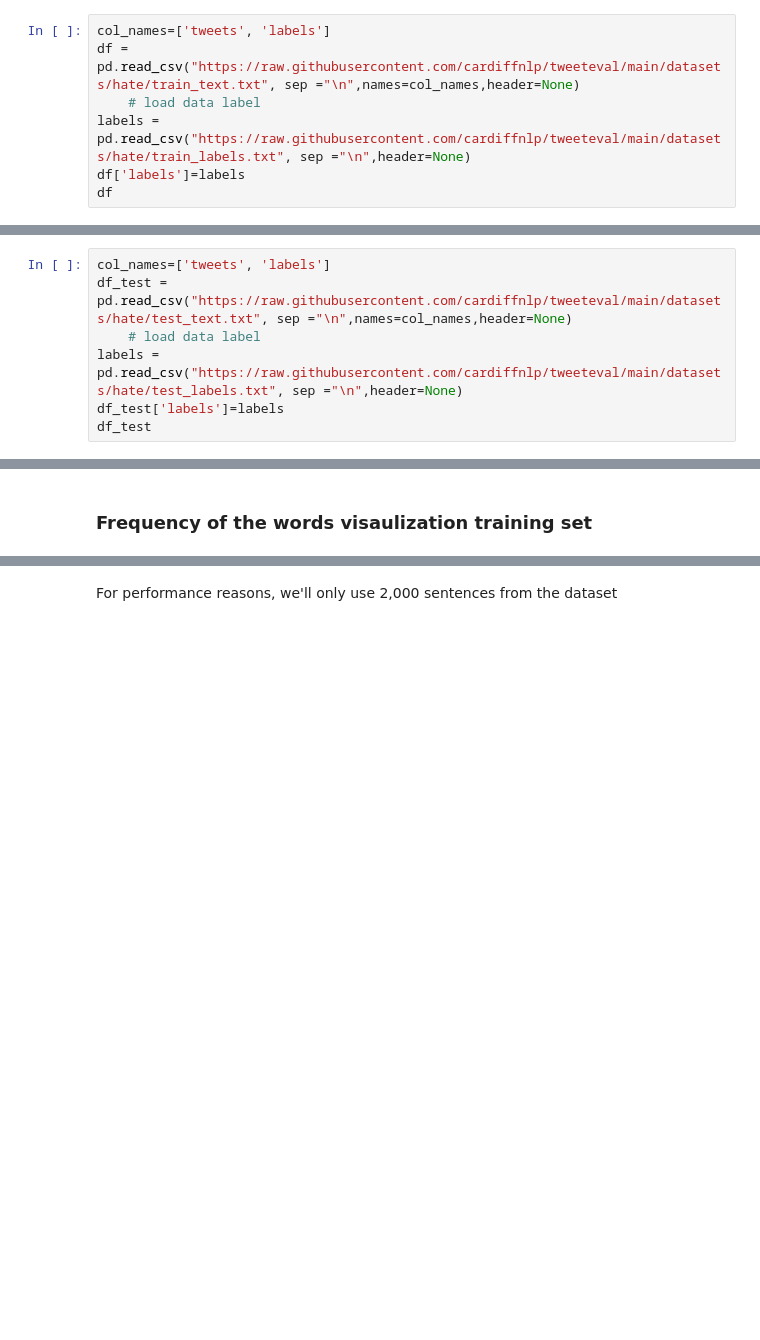
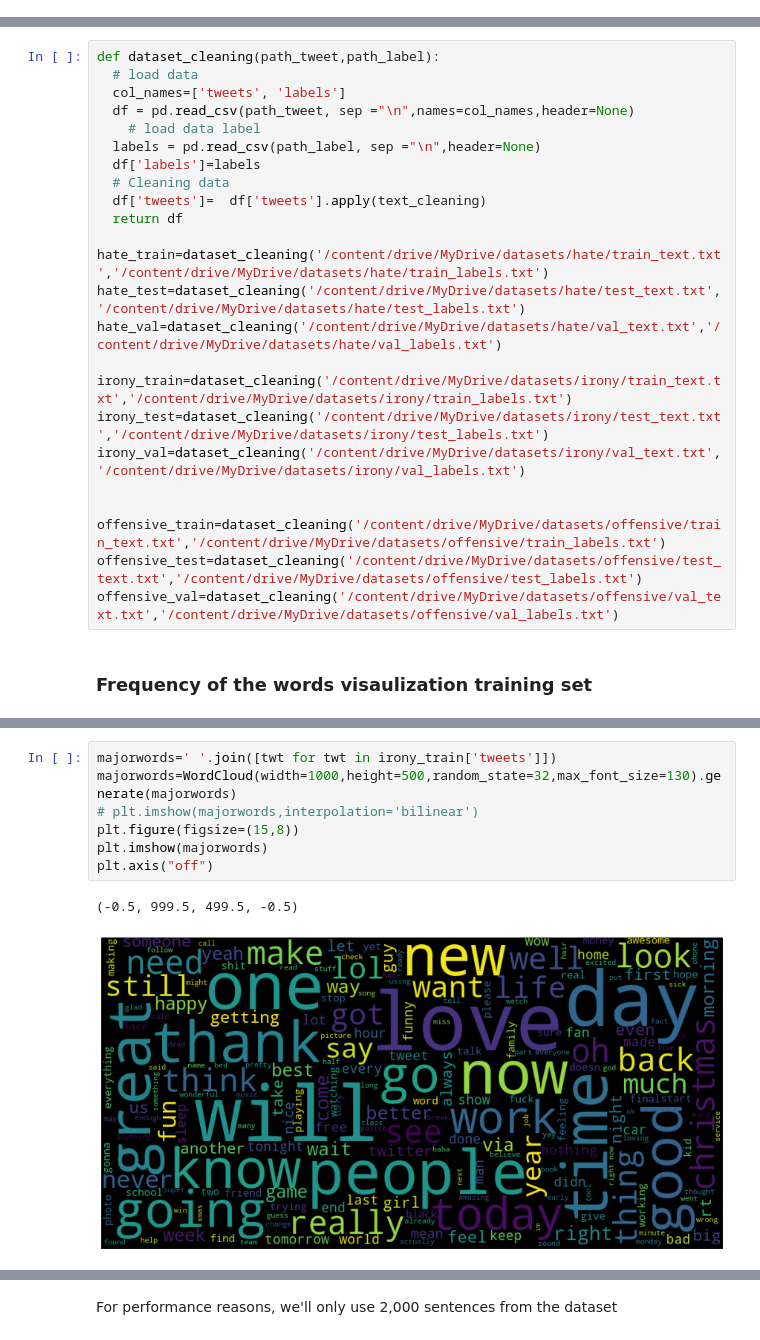
Before and after one commit to sudeep93/CE888, a Jupyter notebook: CE888project/tweetDetect.ipynb, the cells around one changed output, grey strips where cells are left out. Cells and saved outputs as stored; diff of their text form; blank space fills up the shorter version.

```diff
--- a/CE888project/tweetDetect.ipynb
+++ b/CE888project/tweetDetect.ipynb
@@ -62,7 +55,0 @@ We'll use pandas to read the dataset and load it into a dataframe.
-# %%
-col_names=['tweets', 'labels']
-df = pd.read_csv("https://raw.githubusercontent.com/cardiffnlp/tweeteval/main/datasets/hate/train_text.txt", sep ="\n",names=col_names,header=None)
-    # load data label
-labels = pd.read_csv("https://raw.githubusercontent.com/cardiffnlp/tweeteval/main/datasets/hate/train_labels.txt", sep ="\n",header=None)
-df['labels']=labels
-df
@@ -83,7 +55,0 @@ df
-# %%
-col_names=['tweets', 'labels']
-df_test = pd.read_csv("https://raw.githubusercontent.com/cardiffnlp/tweeteval/main/datasets/hate/test_text.txt", sep ="\n",names=col_names,header=None)
-    # load data label
-labels = pd.read_csv("https://raw.githubusercontent.com/cardiffnlp/tweeteval/main/datasets/hate/test_labels.txt", sep ="\n",header=None)
-df_test['labels']=labels
-df_test
@@ -201,3 +118,27 @@ df_test
+# %%
+def dataset_cleaning(path_tweet,path_label):
+  # load data
+  col_names=['tweets', 'labels']
+  df = pd.read_csv(path_tweet, sep ="\n",names=col_names,header=None)
+    # load data label
+  labels = pd.read_csv(path_label, sep ="\n",header=None)
+  df['labels']=labels
+  # Cleaning data
+  df['tweets']=  df['tweets'].apply(text_cleaning)
+  return df
+
+hate_train=dataset_cleaning('/content/drive/MyDrive/datasets/hate/train_text.txt','/content/drive/MyDrive/datasets/hate/train_labels.txt')
+hate_test=dataset_cleaning('/content/drive/MyDrive/datasets/hate/test_text.txt','/content/drive/MyDrive/datasets/hate/test_labels.txt')
+hate_val=dataset_cleaning('/content/drive/MyDrive/datasets/hate/val_text.txt','/content/drive/MyDrive/datasets/hate/val_labels.txt')
+
+irony_train=dataset_cleaning('/content/drive/MyDrive/datasets/irony/train_text.txt','/content/drive/MyDrive/datasets/irony/train_labels.txt')
+irony_test=dataset_cleaning('/content/drive/MyDrive/datasets/irony/test_text.txt','/content/drive/MyDrive/datasets/irony/test_labels.txt')
+irony_val=dataset_cleaning('/content/drive/MyDrive/datasets/irony/val_text.txt','/content/drive/MyDrive/datasets/irony/val_labels.txt')
+
+
+offensive_train=dataset_cleaning('/content/drive/MyDrive/datasets/offensive/train_text.txt','/content/drive/MyDrive/datasets/offensive/train_labels.txt')
+offensive_test=dataset_cleaning('/content/drive/MyDrive/datasets/offensive/test_text.txt','/content/drive/MyDrive/datasets/offensive/test_labels.txt')
+offensive_val=dataset_cleaning('/content/drive/MyDrive/datasets/offensive/val_text.txt','/content/drive/MyDrive/datasets/offensive/val_labels.txt')
 # %% [markdown]
 ### Frequency of the words visaulization training set
 # %%
@@ -210,3 +151,13 @@ plt.axis("off")
 # %% [output]
 (-0.5, 999.5, 499.5, -0.5)
 [figure]
+# %%
+majorwords=' '.join([twt for twt in irony_train['tweets']])
+majorwords=WordCloud(width=1000,height=500,random_state=32,max_font_size=130).generate(majorwords)
+# plt.imshow(majorwords,interpolation='bilinear')
+plt.figure(figsize=(15,8))
+plt.imshow(majorwords)
+plt.axis("off")
+# %% [output]
+(-0.5, 999.5, 499.5, -0.5)
+[figure, added]
```
Also changed, not shown: parts of 13 cells of this notebook.
